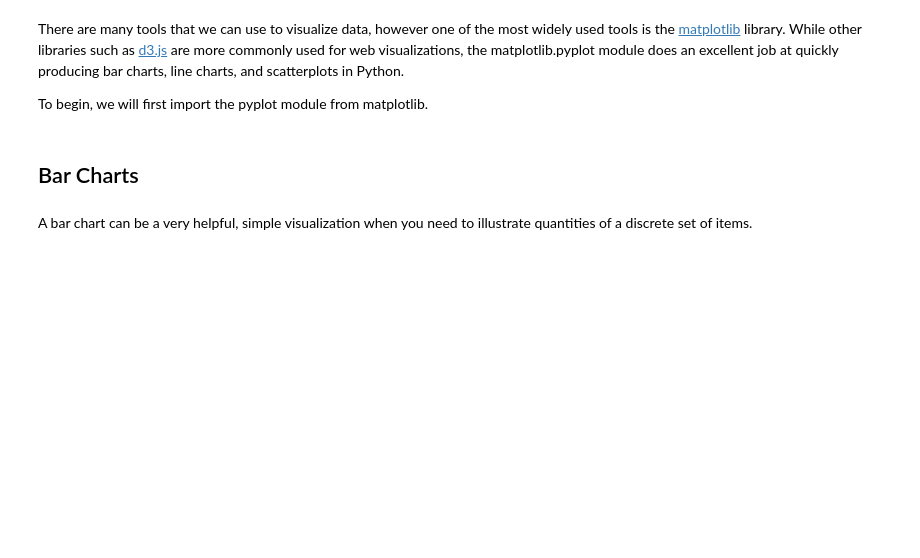
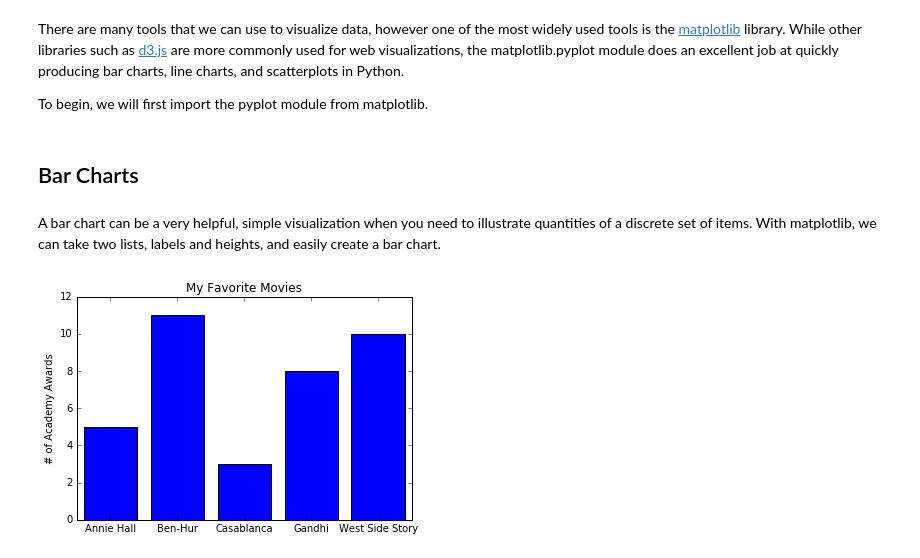
Before and after one commit to ADSA-UIUC/intro-to-pandas-and-matplotlib, a Jupyter notebook: intro-to-pandas-and-matplotlib.ipynb, the cells around one changed output. Saved outputs shown, nothing was run; the diff lists cells and outputs as text; code cells hidden in the pictures; blank space fills up the shorter version.

```diff
--- a/intro-to-pandas-and-matplotlib.ipynb
+++ b/intro-to-pandas-and-matplotlib.ipynb
@@ -129,0 +263,3 @@ print s3[s3.isnull()]
+# %%
+for i in range(1,4):
+    print 'Pclass: ' + str(i) + ' Females: ' + str(len(df[df.Sex == 'female'][df.Pclass == i]))
@@ -150,4 +295,22 @@ import matplotlib.pyplot as plt
 # %% [markdown]
 ## Bar Charts
 # %% [markdown]
-A bar chart can be a very helpful, simple visualization when you need to illustrate quantities of a discrete set of items.
+A bar chart can be a very helpful, simple visualization when you need to illustrate quantities of a discrete set of items. With matplotlib, we can take two lists, labels and heights, and easily create a bar chart.
+# %%
+movies = ["Annie Hall", "Ben-Hur", "Casablanca", "Gandhi", "West Side Story"]
+num_oscars = [5, 11, 3, 8, 10]
+
+# bars are by default width 0.8, so we'll add 0.1 to the left coordinates
+# so that each bar is centered
+xs = [i + 0.1 for i, _ in enumerate(movies)]
+
+# plot bars with left x-coordinates [xs], heights [num_oscars]
+plt.bar(xs, num_oscars)
+plt.ylabel("# of Academy Awards")
+plt.title("My Favorite Movies")
+
+# label x-axis with movie names at bar centers
+plt.xticks([i + 0.5 for i, _ in enumerate(movies)], movies)
+plt.show()
+# %% [output]
+[figure, added]
```
Also changed, not shown: parts of 44 cells of this notebook, 26 other files.
